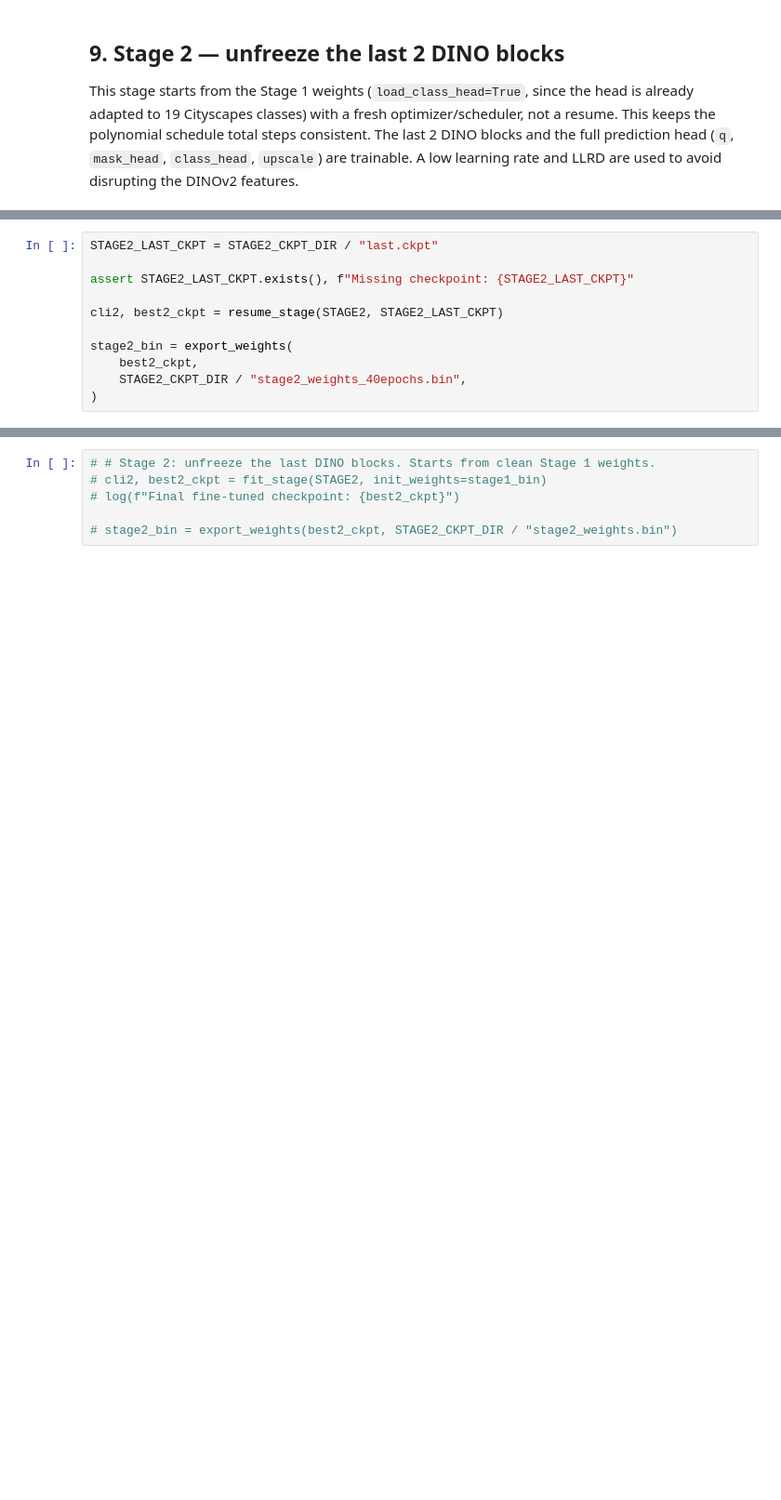
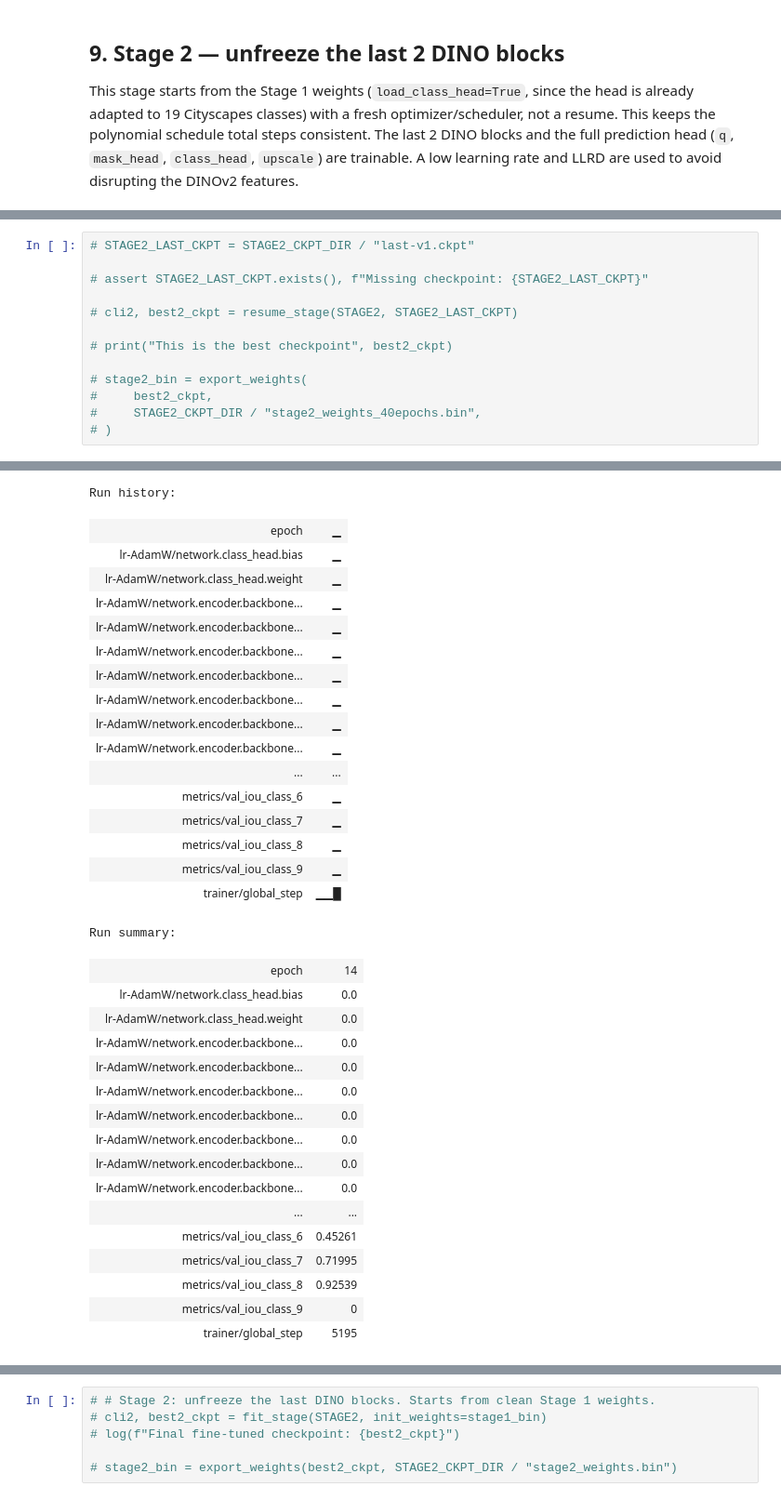
Before and after one commit to ChiaraApolito/MaskArchitectureAnomaly_CourseProject, a Jupyter notebook: notebook/Task5_EoMT_Finetuning_on_Cityscapes.ipynb, the cells around one changed output, grey strips where cells are left out. Shown at 93% size. Cells and saved outputs as stored; diff of their text form; blank space fills up the shorter version.

```diff
--- a/notebook/Task5_EoMT_Finetuning_on_Cityscapes.ipynb
+++ b/notebook/Task5_EoMT_Finetuning_on_Cityscapes.ipynb
@@ -655,11 +696,14 @@ This stage starts from the Stage 1 weights (`load_class_head=True`, since the he
 # %%
-STAGE2_LAST_CKPT = STAGE2_CKPT_DIR / "last.ckpt"
+# STAGE2_LAST_CKPT = STAGE2_CKPT_DIR / "last-v1.ckpt"
 
-assert STAGE2_LAST_CKPT.exists(), f"Missing checkpoint: {STAGE2_LAST_CKPT}"
+# assert STAGE2_LAST_CKPT.exists(), f"Missing checkpoint: {STAGE2_LAST_CKPT}"
 
-cli2, best2_ckpt = resume_stage(STAGE2, STAGE2_LAST_CKPT)
+# cli2, best2_ckpt = resume_stage(STAGE2, STAGE2_LAST_CKPT)
 
-stage2_bin = export_weights(
-    best2_ckpt,
-    STAGE2_CKPT_DIR / "stage2_weights_40epochs.bin",
-)
+# print("This is the best checkpoint", best2_ckpt)
+
+# stage2_bin = export_weights(
+#     best2_ckpt,
+#     STAGE2_CKPT_DIR / "stage2_weights_40epochs.bin",
+# )
+# %% [output]
@@ -665,0 +711,34 @@ stage2_bin = export_weights(
+Run history:
+| epoch | ▁ |
+| lr-AdamW/network.class_head.bias | ▁ |
+| lr-AdamW/network.class_head.weight | ▁ |
+| lr-AdamW/network.encoder.backbone... | ▁ |
+| lr-AdamW/network.encoder.backbone... | ▁ |
+| lr-AdamW/network.encoder.backbone... | ▁ |
+| lr-AdamW/network.encoder.backbone... | ▁ |
+| lr-AdamW/network.encoder.backbone... | ▁ |
+| lr-AdamW/network.encoder.backbone... | ▁ |
+| lr-AdamW/network.encoder.backbone... | ▁ |
+| ... | ... |
+| metrics/val_iou_class_6 | ▁ |
+| metrics/val_iou_class_7 | ▁ |
+| metrics/val_iou_class_8 | ▁ |
+| metrics/val_iou_class_9 | ▁ |
+| trainer/global_step | ▁▁█ |
+Run summary:
+| epoch | 14 |
+| lr-AdamW/network.class_head.bias | 0.0 |
+| lr-AdamW/network.class_head.weight | 0.0 |
+| lr-AdamW/network.encoder.backbone... | 0.0 |
+| lr-AdamW/network.encoder.backbone... | 0.0 |
+| lr-AdamW/network.encoder.backbone... | 0.0 |
+| lr-AdamW/network.encoder.backbone... | 0.0 |
+| lr-AdamW/network.encoder.backbone... | 0.0 |
+| lr-AdamW/network.encoder.backbone... | 0.0 |
+| lr-AdamW/network.encoder.backbone... | 0.0 |
+| ... | ... |
+| metrics/val_iou_class_6 | 0.45261 |
+| metrics/val_iou_class_7 | 0.71995 |
+| metrics/val_iou_class_8 | 0.92539 |
+| metrics/val_iou_class_9 | 0 |
+| trainer/global_step | 5195 |
```
Also changed, not shown: parts of 9 cells of this notebook.
